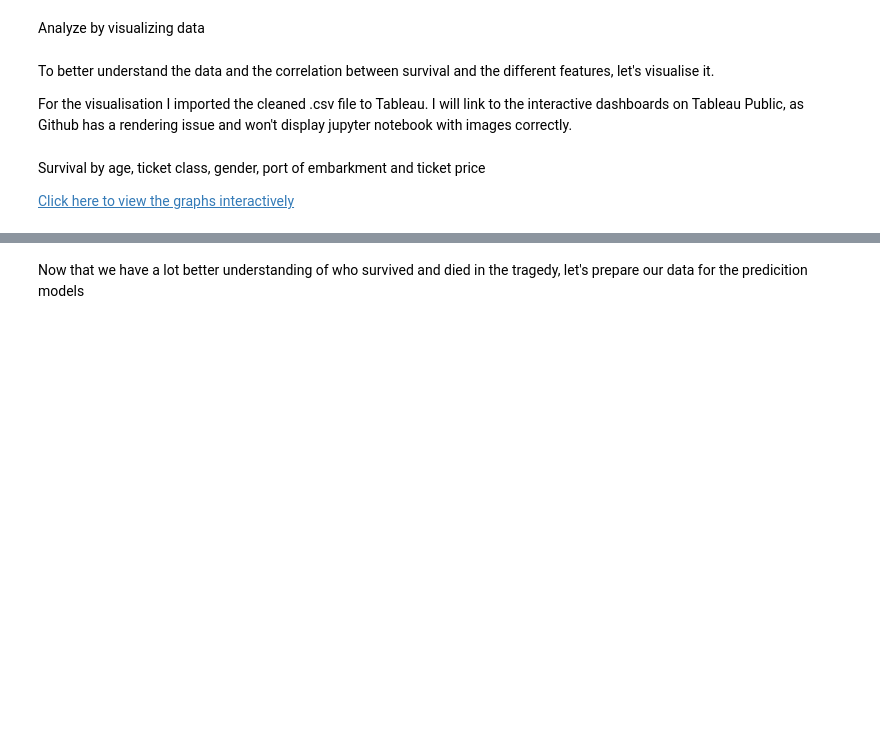
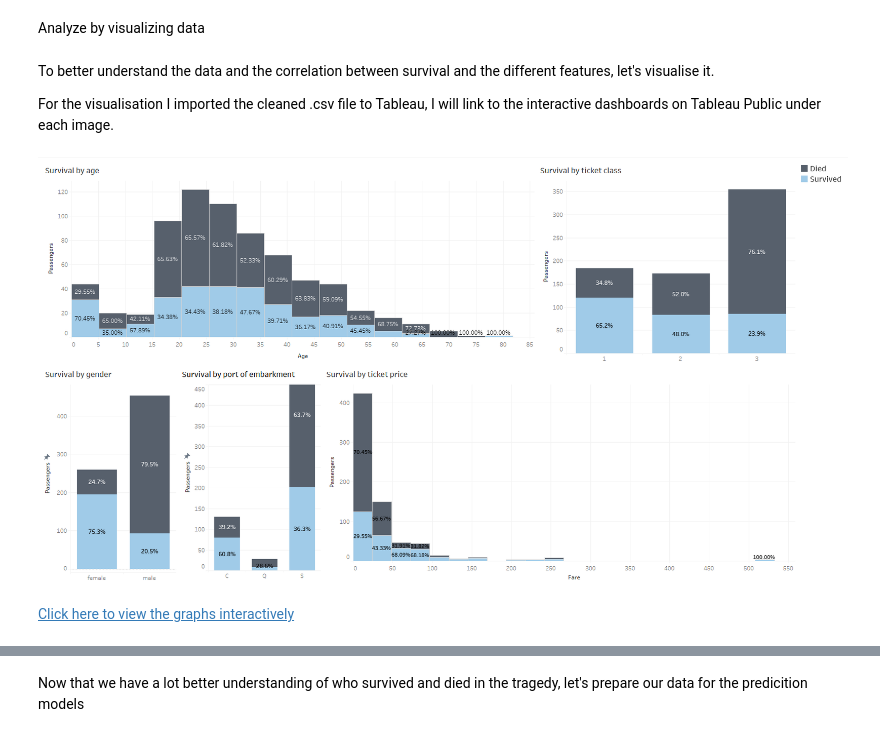
Before and after one commit to petragalicz/Titanic, a Jupyter notebook: titanic_without_formatting.ipynb, the cells around one changed output, grey strips where cells are left out. Saved outputs shown, nothing was run; the diff lists cells and outputs as text; code cells hidden in the pictures; blank space fills up the shorter version.

Commit message:
rendering issue

```diff
--- a/titanic_without_formatting.ipynb
+++ b/titanic_without_formatting.ipynb
@@ -179,8 +179,12 @@ train_table.to_csv('train_cleaned.csv', index=False)
 # %% [markdown]
 To better understand the data and the correlation between survival and the different features, let's visualise it.
 
-For the visualisation I imported the cleaned .csv file to Tableau. I will link to the interactive dashboards on Tableau Public, as Github has a rendering issue and won't display jupyter notebook with images correctly.
+For the visualisation I imported the cleaned .csv file to Tableau, I will link to the interactive dashboards on Tableau Public under each image.
+# %%
+# Survival by age, ticket class, gender, port of embarkment and ticket price
+from IPython import display
+display.Image(r".\Tableau visualisation\survival rate by features.png")
+# %% [output]
+[figure, added]
 # %% [markdown]
-Survival by age, ticket class, gender, port of embarkment and ticket price
-
 [Click here to view the graphs interactively](https://public.tableau.com/app/profile/petra.galicz/viz/survivalratebyfeatures/Dashboard1)
```
Also changed, not shown: parts of 4 cells of this notebook.
